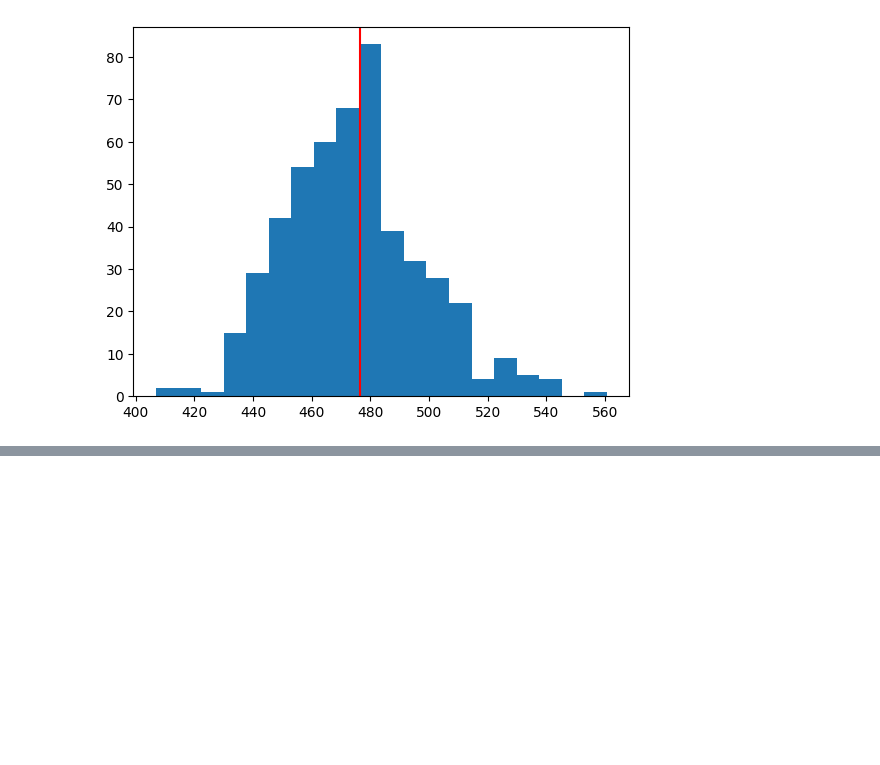
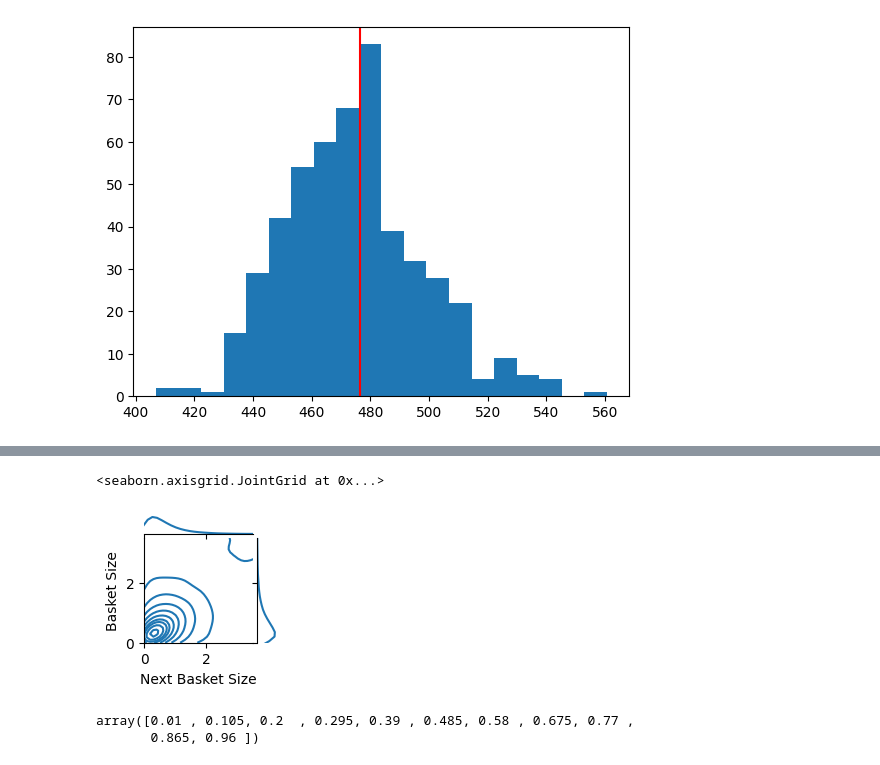
Before and after one commit to liuchbryan/oce-ecomm-abv-calculation, a Jupyter notebook: Exploration.ipynb, the cells around one changed output, grey strips where cells are left out. Drawn from its saved outputs; the diff is of its cells as text; code cells hidden in the pictures; blank space fills up the shorter version.

Commit message:
Response vs next response plots

```diff
--- a/Exploration.ipynb
+++ b/Exploration.ipynb
@@ -57,0 +66,18 @@ plt.axvline(vanilla.mean(), c='red')
+# %%
+test = (
+    kde_plot(plot_dataset_df=plot_dataset_df,
+             plot_params=plot_params,
+             response_col=response_col,
+             size=figsize)
+)
+# test.ax_joint.set(xticks=[0,1,2,3], yticks=[0,1,2,3])
+test
+# %% [output]
+<seaborn.axisgrid.JointGrid at 0x...>
+[figure, added]
+# %%
+import numpy as np
+np.linspace(0.01, 0.96, 11)
+# %% [output]
+array([0.01 , 0.105, 0.2  , 0.295, 0.39 , 0.485, 0.58 , 0.675, 0.77 ,
+       0.865, 0.96 ])
```
Also changed, not shown: parts of 2 cells of this notebook, 5 other files.
